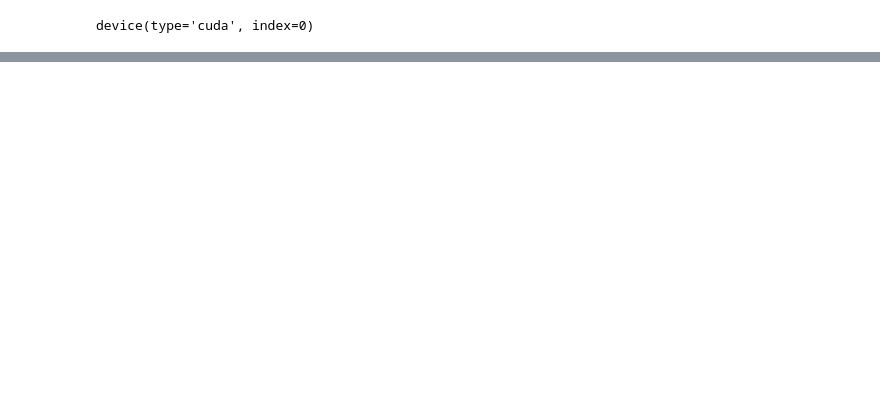
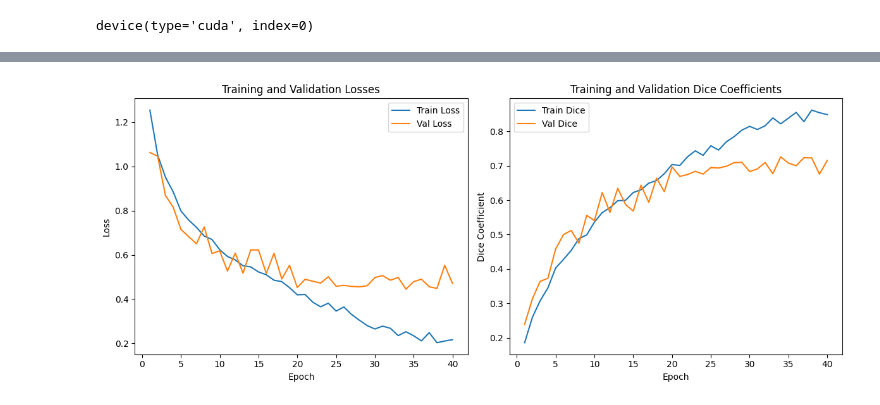
Before and after one commit to parsakhavarinejad/Breast_cancer_image_segmentation, a Jupyter notebook: notebook/breast-cancer-image-segmentation.ipynb, the cells around one changed output, grey strips where cells are left out. Cells and saved outputs as stored; diff of their text form; code cells hidden in the pictures; blank space fills up the shorter version.

Commit message:
modified model, fit the model in 40 epochs for evaluation

```diff
--- a/notebook/breast-cancer-image-segmentation.ipynb
+++ b/notebook/breast-cancer-image-segmentation.ipynb
@@ -374,0 +387,17 @@ trainer = Trainer(unet, 2, '../log', optim.Adam(unet.parameters()), nn.CrossEntr
+# %%
+def dice_coef_loss(inputs, target):
+    smooth = 1e-5
+    intersection = 2.0 * (target*inputs).sum() + smooth
+    union = target.sum() + inputs.sum() + smooth
+    return 1 - (intersection/union)
+
+def bce_dice_loss(inputs, target):
+    dice_score = dice_coef_loss(inputs, target)
+    bce_loss = nn.BCELoss()
+    bce_score = bce_loss(inputs, target)
+
+    return bce_score + dice_score
+# %%
+unet = Unet().to(device)
+# %%
+trainer = Trainer(model=unet, num_epochs=40, optimizer=torch.optim.Adam(unet.parameters(), lr=0.0001), criterion=bce_dice_loss, device=device)
@@ -375,3 +406,4 @@ trainer = Trainer(unet, 2, '../log', optim.Adam(unet.parameters()), nn.CrossEntr
 # %%
 trainer.train(train_dataloader, test_dataloader)
+metrics = trainer.get_metrics()
 # %% [output]
@@ -378,0 +427,43 @@ RuntimeError: Given groups=1, weight of size [64, 1, 3, 3], expected input[32, 6
+# %%
+import matplotlib.pyplot as plt
+import numpy as np
+
+def to_numpy(tensor):
+    # Move tensor to CPU and convert to NumPy array
+    return tensor.cpu().detach().item()
+
+def plot_metrics(metrics):
+    num_epochs = len(metrics['train_losses'])
+    epochs = np.arange(1, num_epochs + 1)
+
+    # Convert tensors to NumPy arrays
+    train_losses_np = metrics['train_losses']
+    val_losses_np = metrics['val_losses']
+    train_dices_np = [to_numpy(dice) for dice in metrics['train_dices']]
+    val_dices_np = [to_numpy(dice) for dice in metrics['val_dices']]
+
+    # Plot Losses
+    plt.figure(figsize=(12, 5))
+    plt.subplot(1, 2, 1)
+    plt.plot(epochs, train_losses_np, label='Train Loss')
+    plt.plot(epochs, val_losses_np, label='Val Loss')
+    plt.title('Training and Validation Losses')
+    plt.xlabel('Epoch')
+    plt.ylabel('Loss')
+    plt.legend()
+
+    # Plot Dice Coefficients
+    plt.subplot(1, 2, 2)
+    plt.plot(epochs, train_dices_np, label='Train Dice')
+    plt.plot(epochs, val_dices_np, label='Val Dice')
+    plt.title('Training and Validation Dice Coefficients')
+    plt.xlabel('Epoch')
+    plt.ylabel('Dice Coefficient')
+    plt.legend()
+
+    plt.tight_layout()
+    plt.show()
+
+plot_metrics(metrics)
+# %% [output]
+[figure, added]
```
Also changed, not shown: parts of 21 cells of this notebook.
